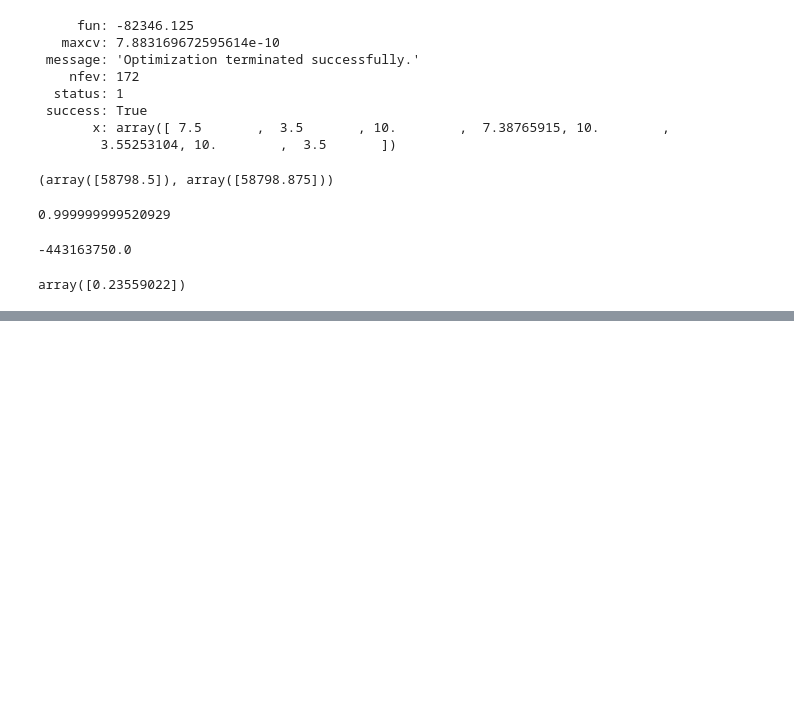
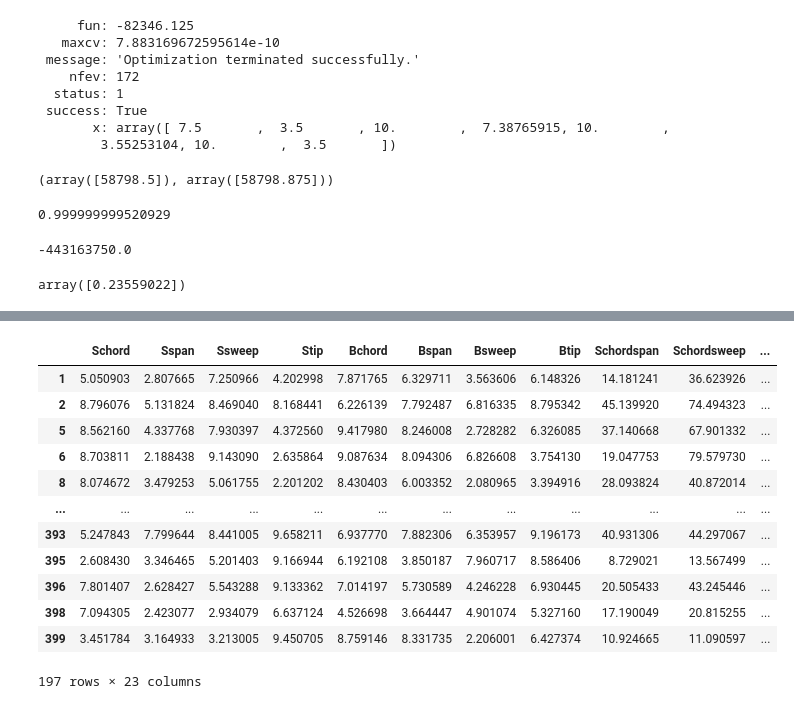
Before and after one commit to alex-t-hu/rocket, a Jupyter notebook: altitude-coordinate-ascent.ipynb, the cells around one changed output, grey strips where cells are left out. Saved outputs shown, nothing was run; the diff lists cells and outputs as text; code cells hidden in the pictures; blank space fills up the shorter version.

Commit message:
samples

```diff
--- a/altitude-coordinate-ascent.ipynb
+++ b/altitude-coordinate-ascent.ipynb
@@ -487,0 +556,21 @@ array([0.23559022])
+# %%
+loss = nn.BCELoss()
+# %%
+trainer = torch.optim.SGD(classif.parameters(), lr=0.01)
+num_epochs = 250
+for epoch in range(num_epochs):
+
+    for X, y in data_iter:
+        X.requires_grad = True
+        l = loss(classif(X) ,y)
+
+        trainer.zero_grad() #sets gradients to zero
+
+        l.backward() # back propagation
+
+        trainer.step() # parameter update
+
+    l = loss(classif(train_X), train_Y)
+    if epoch % 50 == 0:
+        print(f'epoch {epoch + 1}, loss {l:f}')
+        #print(X.grad)
@@ -487,0 +640,11 @@ array([0.23559022])
+# %%
+samples = filtered_df.iloc[np.random.choice(len(filtered_df), 197), :8]
+best = 0
+for i in range(197):
+    X0 = np.array(samples.iloc[i])
+    result = coordinateAscentNN(classif, qr, X0, confidence = .6)
+    print(X0, qr.predict(poly.fit_transform([X0])), reg.predict_proba([X0])) #q_classifier.predict_proba(poly.fit_transform([x0])))
+    print(qr.predict(poly.fit_transform([result])), result, reg.predict_proba([result]))
+    print()
+    best = max(best, qr.predict(poly.fit_transform([result])))
+print('BEST', best)
@@ -487,0 +669,25 @@ array([0.23559022])
+# %%
+samples = filtered_df.iloc[np.random.choice(len(filtered_df), 197), :8]
+best = 0
+for i in range(197):
+    X0 = np.array(samples.iloc[i])
+    result = coordinateAscentNN(q_classifier, qr, X0, confidence = .6)
+    print(X0, qr.predict(poly.fit_transform([X0])), reg.predict_proba([X0])) #q_classifier.predict_proba(poly.fit_transform([x0])))
+    print(qr.predict(poly.fit_transform([result])), result, reg.predict_proba([result]))
+    print()
+    best = max(best, qr.predict(poly.fit_transform([result]))
+print('BEST', best)
+# %% [output]
+|  | Schord | Sspan | Ssweep | Stip | Bchord | Bspan | Bsweep | Btip | Schordspan | Schordsweep | ... |
+| 1 | 5.050903 | 2.807665 | 7.250966 | 4.202998 | 7.871765 | 6.329711 | 3.563606 | 6.148326 | 14.181241 | 36.623926 | ... |
+| 2 | 8.796076 | 5.131824 | 8.469040 | 8.168441 | 6.226139 | 7.792487 | 6.816335 | 8.795342 | 45.139920 | 74.494323 | ... |
+| 5 | 8.562160 | 4.337768 | 7.930397 | 4.372560 | 9.417980 | 8.246008 | 2.728282 | 6.326085 | 37.140668 | 67.901332 | ... |
+| 6 | 8.703811 | 2.188438 | 9.143090 | 2.635864 | 9.087634 | 8.094306 | 6.826608 | 3.754130 | 19.047753 | 79.579730 | ... |
+| 8 | 8.074672 | 3.479253 | 5.061755 | 2.201202 | 8.430403 | 6.003352 | 2.080965 | 3.394916 | 28.093824 | 40.872014 | ... |
+| ... | ... | ... | ... | ... | ... | ... | ... | ... | ... | ... | ... |
+| 393 | 5.247843 | 7.799644 | 8.441005 | 9.658211 | 6.937770 | 7.882306 | 6.353957 | 9.196173 | 40.931306 | 44.297067 | ... |
+| 395 | 2.608430 | 3.346465 | 5.201403 | 9.166944 | 6.192108 | 3.850187 | 7.960717 | 8.586406 | 8.729021 | 13.567499 | ... |
+| 396 | 7.801407 | 2.628427 | 5.543288 | 9.133362 | 7.014197 | 5.730589 | 4.246228 | 6.930445 | 20.505433 | 43.245446 | ... |
+| 398 | 7.094305 | 2.423077 | 2.934079 | 6.637124 | 4.526698 | 3.664447 | 4.901074 | 5.327160 | 17.190049 | 20.815255 | ... |
+| 399 | 3.451784 | 3.164933 | 3.213005 | 9.450705 | 8.759146 | 8.331735 | 2.206001 | 6.427374 | 10.924665 | 11.090597 | ... |
+197 rows × 23 columns
```
Also changed, not shown: parts of 10 cells of this notebook, 5 other files.
